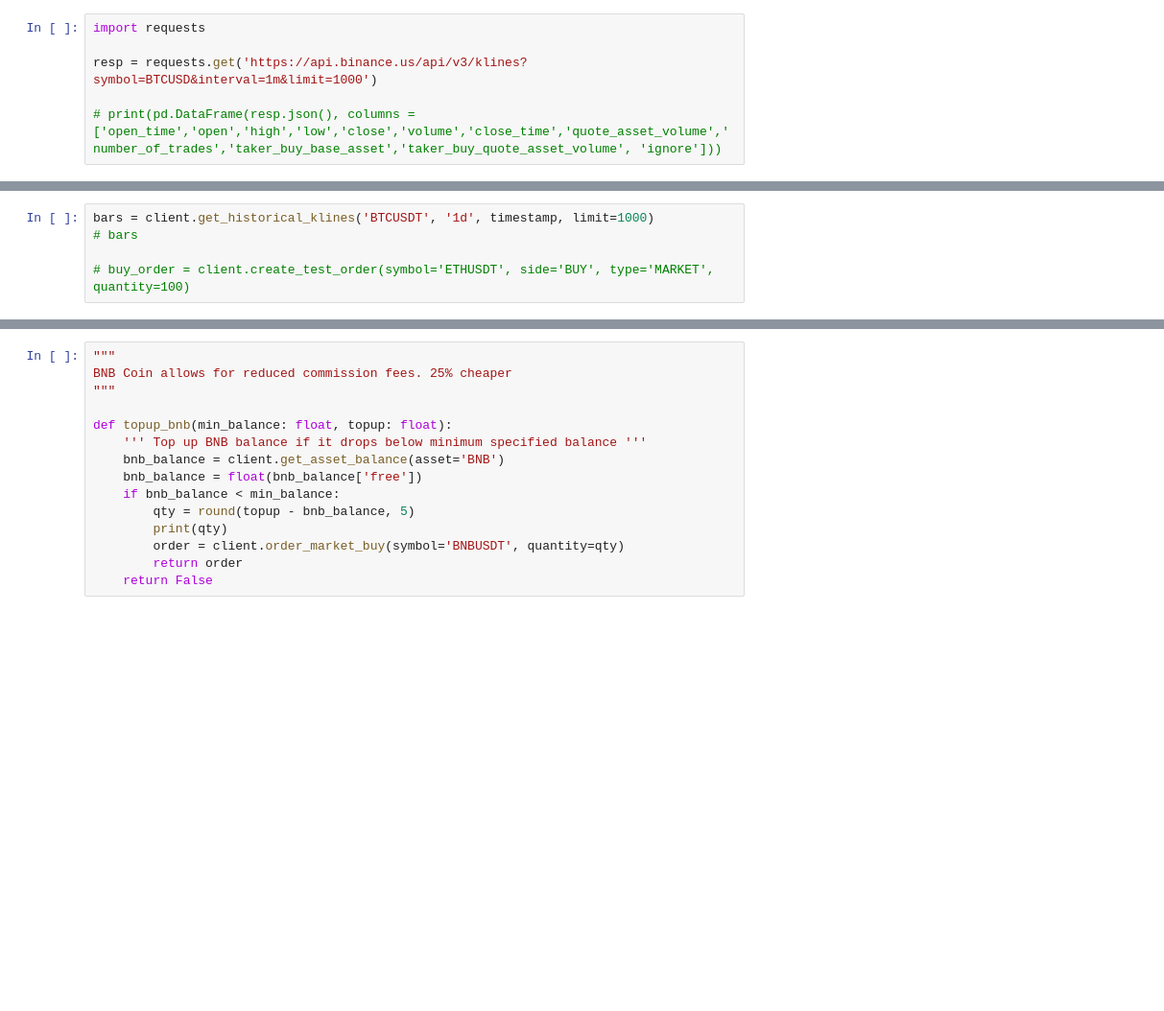
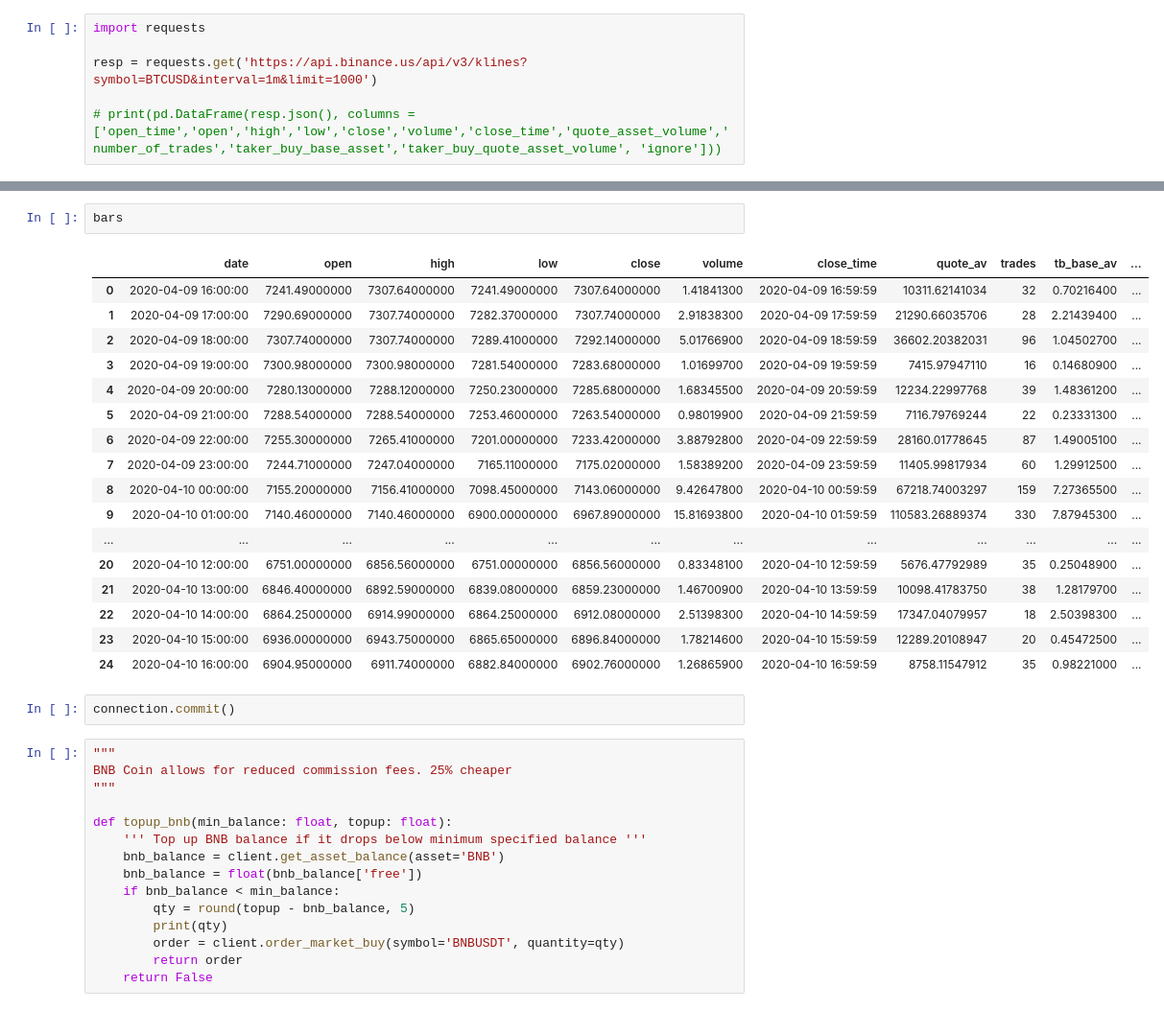
Before and after one commit to daniellkennett/Algomodule, a Jupyter notebook: platforms/Binance/binance.ipynb, the cells around one changed output, grey strips where cells are left out. Shown at 96% size. Drawn from its saved outputs; the diff is of its cells as text; blank space fills up the shorter version.

Commit message:
created DB connection and pushed data

```diff
--- a/platforms/Binance/binance.ipynb
+++ b/platforms/Binance/binance.ipynb
@@ -114,5 +125,0 @@ print(timestamp)
-# %%
-bars = client.get_historical_klines('BTCUSDT', '1d', timestamp, limit=1000)
-# bars
-
-# buy_order = client.create_test_order(symbol='ETHUSDT', side='BUY', type='MARKET', quantity=100)
@@ -119,3 +210,25 @@ bars = client.get_historical_klines('BTCUSDT', '1d', timestamp, limit=1000)
+# %%
+bars
+# %% [output]
+|  | date | open | high | low | close | volume | close_time | quote_av | trades | tb_base_av | ... |
+| 0 | 2020-04-09 16:00:00 | 7241.49000000 | 7307.64000000 | 7241.49000000 | 7307.64000000 | 1.41841300 | 2020-04-09 16:59:59 | 10311.62141034 | 32 | 0.70216400 | ... |
+| 1 | 2020-04-09 17:00:00 | 7290.69000000 | 7307.74000000 | 7282.37000000 | 7307.74000000 | 2.91838300 | 2020-04-09 17:59:59 | 21290.66035706 | 28 | 2.21439400 | ... |
+| 2 | 2020-04-09 18:00:00 | 7307.74000000 | 7307.74000000 | 7289.41000000 | 7292.14000000 | 5.01766900 | 2020-04-09 18:59:59 | 36602.20382031 | 96 | 1.04502700 | ... |
+| 3 | 2020-04-09 19:00:00 | 7300.98000000 | 7300.98000000 | 7281.54000000 | 7283.68000000 | 1.01699700 | 2020-04-09 19:59:59 | 7415.97947110 | 16 | 0.14680900 | ... |
+| 4 | 2020-04-09 20:00:00 | 7280.13000000 | 7288.12000000 | 7250.23000000 | 7285.68000000 | 1.68345500 | 2020-04-09 20:59:59 | 12234.22997768 | 39 | 1.48361200 | ... |
+| 5 | 2020-04-09 21:00:00 | 7288.54000000 | 7288.54000000 | 7253.46000000 | 7263.54000000 | 0.98019900 | 2020-04-09 21:59:59 | 7116.79769244 | 22 | 0.23331300 | ... |
+| 6 | 2020-04-09 22:00:00 | 7255.30000000 | 7265.41000000 | 7201.00000000 | 7233.42000000 | 3.88792800 | 2020-04-09 22:59:59 | 28160.01778645 | 87 | 1.49005100 | ... |
+| 7 | 2020-04-09 23:00:00 | 7244.71000000 | 7247.04000000 | 7165.11000000 | 7175.02000000 | 1.58389200 | 2020-04-09 23:59:59 | 11405.99817934 | 60 | 1.29912500 | ... |
+| 8 | 2020-04-10 00:00:00 | 7155.20000000 | 7156.41000000 | 7098.45000000 | 7143.06000000 | 9.42647800 | 2020-04-10 00:59:59 | 67218.74003297 | 159 | 7.27365500 | ... |
+| 9 | 2020-04-10 01:00:00 | 7140.46000000 | 7140.46000000 | 6900.00000000 | 6967.89000000 | 15.81693800 | 2020-04-10 01:59:59 | 110583.26889374 | 330 | 7.87945300 | ... |
+| ... | ... | ... | ... | ... | ... | ... | ... | ... | ... | ... | ... |
+| 20 | 2020-04-10 12:00:00 | 6751.00000000 | 6856.56000000 | 6751.00000000 | 6856.56000000 | 0.83348100 | 2020-04-10 12:59:59 | 5676.47792989 | 35 | 0.25048900 | ... |
+| 21 | 2020-04-10 13:00:00 | 6846.40000000 | 6892.59000000 | 6839.08000000 | 6859.23000000 | 1.46700900 | 2020-04-10 13:59:59 | 10098.41783750 | 38 | 1.28179700 | ... |
+| 22 | 2020-04-10 14:00:00 | 6864.25000000 | 6914.99000000 | 6864.25000000 | 6912.08000000 | 2.51398300 | 2020-04-10 14:59:59 | 17347.04079957 | 18 | 2.50398300 | ... |
+| 23 | 2020-04-10 15:00:00 | 6936.00000000 | 6943.75000000 | 6865.65000000 | 6896.84000000 | 1.78214600 | 2020-04-10 15:59:59 | 12289.20108947 | 20 | 0.45472500 | ... |
+| 24 | 2020-04-10 16:00:00 | 6904.95000000 | 6911.74000000 | 6882.84000000 | 6902.76000000 | 1.26865900 | 2020-04-10 16:59:59 | 8758.11547912 | 35 | 0.98221000 | ... |
+# %%
+connection.commit()
 # %%
 """
 BNB Coin allows for reduced commission fees. 25% cheaper
```
Also changed, not shown: parts of 16 cells of this notebook, 3 other files.
